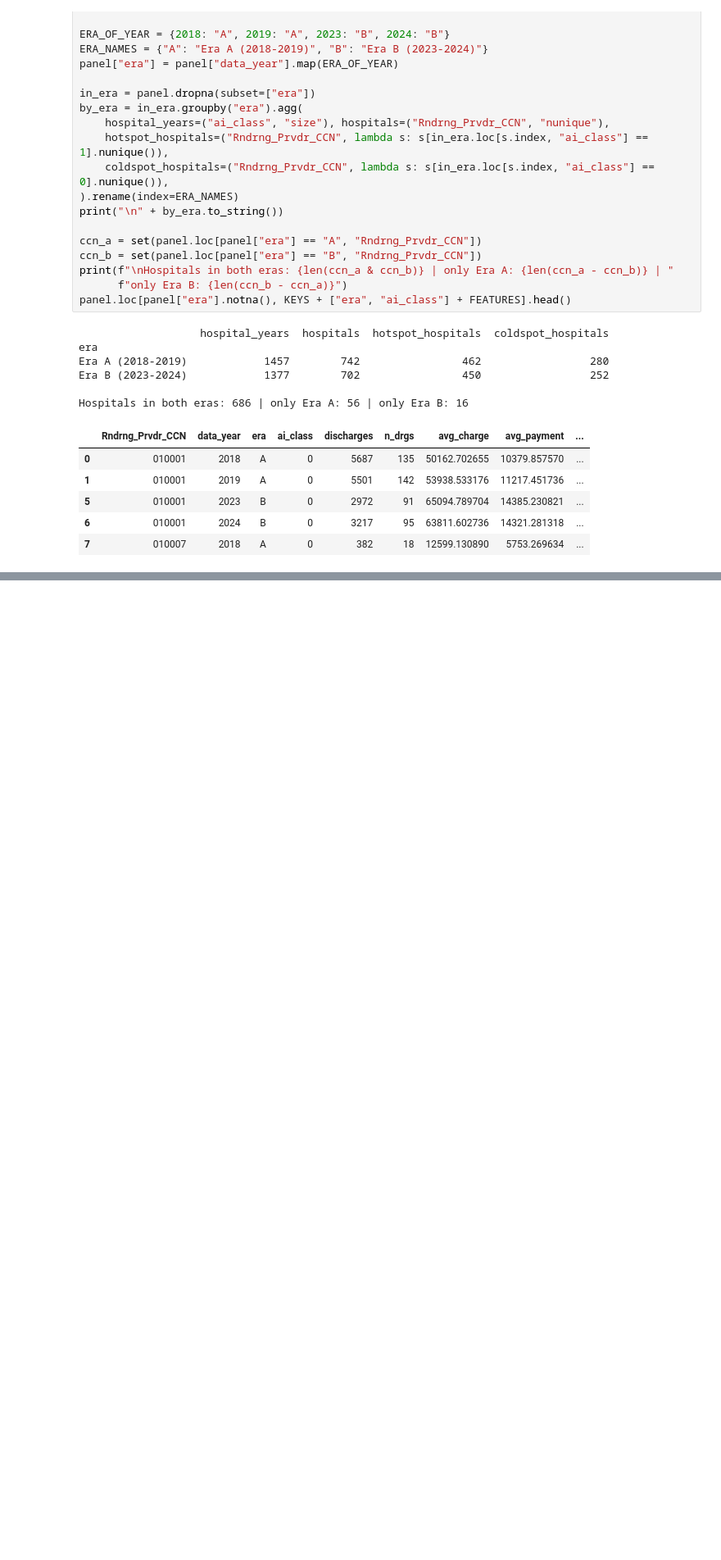
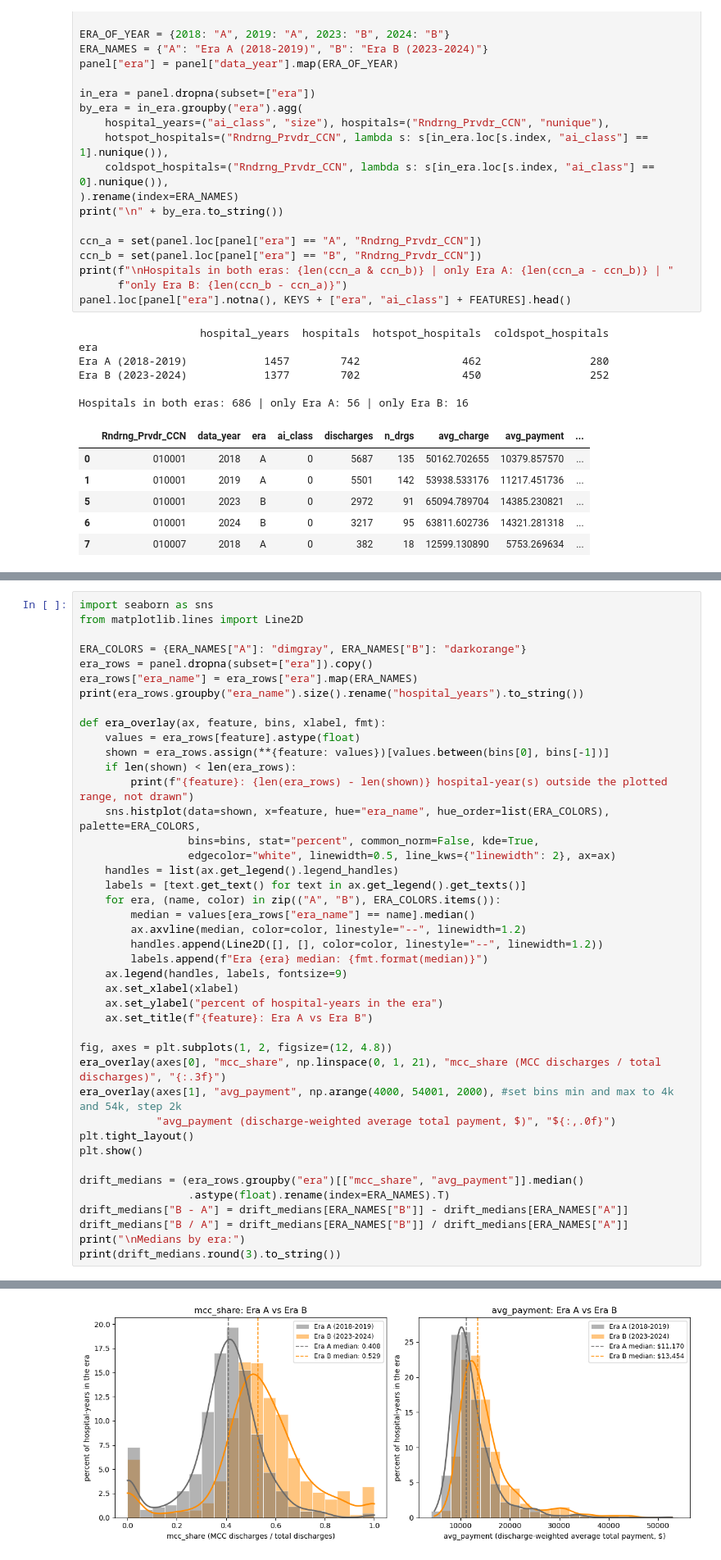
Before and after one commit to ellabellae/AIAdoptionHospitals, a Jupyter notebook: model.ipynb, the cells around one changed output, grey strips where cells are left out. Shown at 82% size. Drawn from its saved outputs; the diff is of its cells as text; blank space fills up the shorter version.

Commit message:
add mcc share and avg payment histograms to show data drift

```diff
--- a/model.ipynb
+++ b/model.ipynb
@@ -885,0 +891,43 @@ Hospitals in both eras: 686 | only Era A: 56 | only Era B: 16
+# %%
+import seaborn as sns
+from matplotlib.lines import Line2D
+
+ERA_COLORS = {ERA_NAMES["A"]: "dimgray", ERA_NAMES["B"]: "darkorange"}
+era_rows = panel.dropna(subset=["era"]).copy()
+era_rows["era_name"] = era_rows["era"].map(ERA_NAMES)
+print(era_rows.groupby("era_name").size().rename("hospital_years").to_string())
+
+def era_overlay(ax, feature, bins, xlabel, fmt):
+    values = era_rows[feature].astype(float)
+    shown = era_rows.assign(**{feature: values})[values.between(bins[0], bins[-1])]
+    if len(shown) < len(era_rows):
+        print(f"{feature}: {len(era_rows) - len(shown)} hospital-year(s) outside the plotted range, not drawn")
+    sns.histplot(data=shown, x=feature, hue="era_name", hue_order=list(ERA_COLORS), palette=ERA_COLORS,
+                 bins=bins, stat="percent", common_norm=False, kde=True,
+                 edgecolor="white", linewidth=0.5, line_kws={"linewidth": 2}, ax=ax)
+    handles = list(ax.get_legend().legend_handles)
+    labels = [text.get_text() for text in ax.get_legend().get_texts()]
+    for era, (name, color) in zip(("A", "B"), ERA_COLORS.items()):
+        median = values[era_rows["era_name"] == name].median()
+        ax.axvline(median, color=color, linestyle="--", linewidth=1.2)
+        handles.append(Line2D([], [], color=color, linestyle="--", linewidth=1.2))
+        labels.append(f"Era {era} median: {fmt.format(median)}")
+    ax.legend(handles, labels, fontsize=9)
+    ax.set_xlabel(xlabel)
+    ax.set_ylabel("percent of hospital-years in the era")
+    ax.set_title(f"{feature}: Era A vs Era B")
+
+fig, axes = plt.subplots(1, 2, figsize=(12, 4.8))
+era_overlay(axes[0], "mcc_share", np.linspace(0, 1, 21), "mcc_share (MCC discharges / total discharges)", "{:.3f}")
+era_overlay(axes[1], "avg_payment", np.arange(4000, 54001, 2000), #set bins min and max to 4k and 54k, step 2k
+            "avg_payment (discharge-weighted average total payment, $)", "${:,.0f}")
+plt.tight_layout()
+plt.show()
+
+drift_medians = (era_rows.groupby("era")[["mcc_share", "avg_payment"]].median()
+                 .astype(float).rename(index=ERA_NAMES).T)
+drift_medians["B - A"] = drift_medians[ERA_NAMES["B"]] - drift_medians[ERA_NAMES["A"]]
+drift_medians["B / A"] = drift_medians[ERA_NAMES["B"]] / drift_medians[ERA_NAMES["A"]]
+print("\nMedians by era:")
+print(drift_medians.round(3).to_string())
+# %% [output]
@@ -885,0 +938 @@ Hospitals in both eras: 686 | only Era A: 56 | only Era B: 16
+[figure, added]
```
Also changed, not shown: parts of 2 cells of this notebook.
